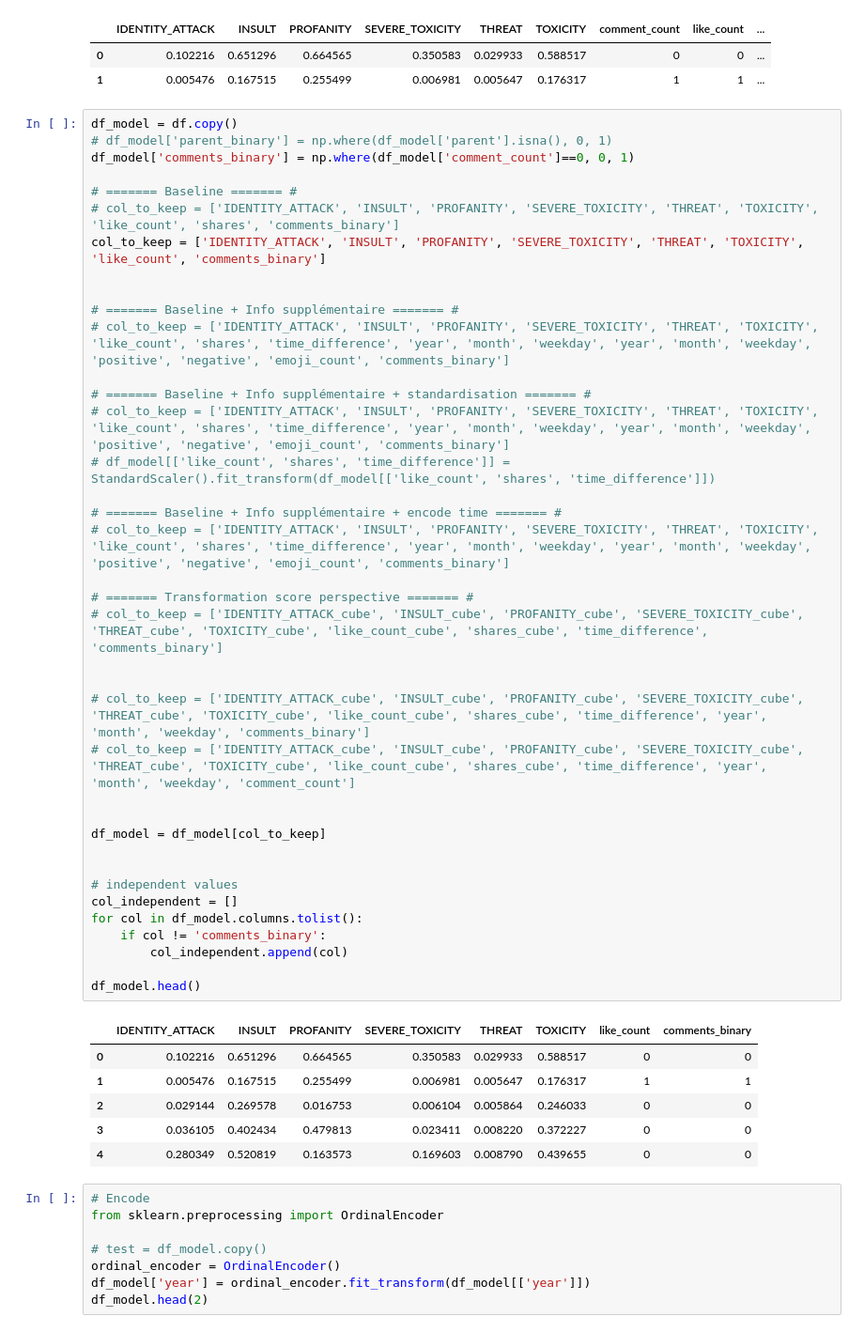
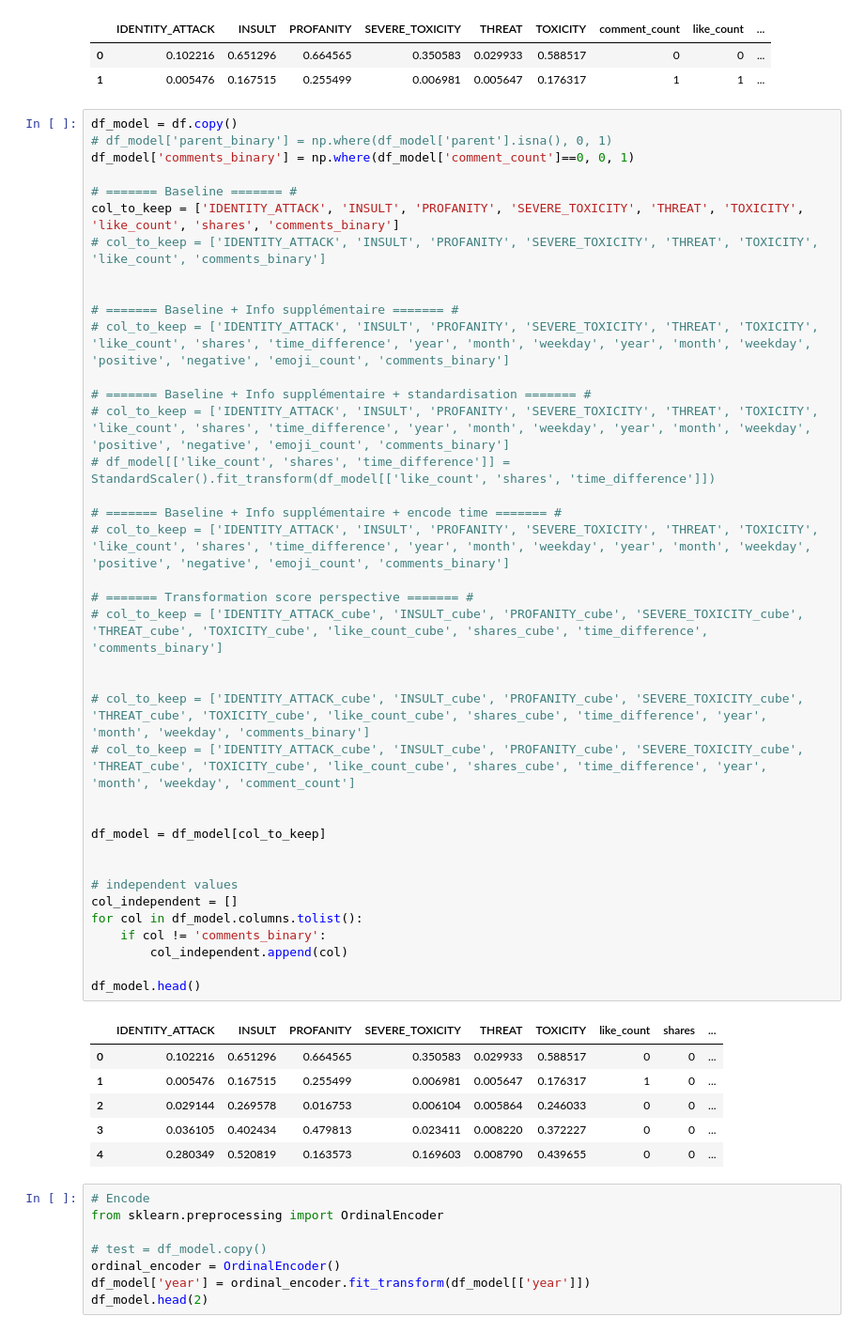
Before and after one commit to caseguin/GLO-7027, a Jupyter notebook: charles_workspace/charles_model.ipynb, the cells around one changed output. Shown at 94% size. Saved outputs shown, nothing was run; the diff lists cells and outputs as text.

```diff
--- a/charles_workspace/charles_model.ipynb
+++ b/charles_workspace/charles_model.ipynb
@@ -40,45 +40,45 @@ df_model = df.copy()
 df_model['comments_binary'] = np.where(df_model['comment_count']==0, 0, 1)
 
 # ======= Baseline ======= #
-# col_to_keep = ['IDENTITY_ATTACK', 'INSULT', 'PROFANITY', 'SEVERE_TOXICITY', 'THREAT', 'TOXICITY', 'like_count', 'shares', 'comments_binary']
-col_to_keep = ['IDENTITY_ATTACK', 'INSULT', 'PROFANITY', 'SEVERE_TOXICITY', 'THREAT', 'TOXICITY', 'like_count', 'comments_binary']
+col_to_keep = ['IDENTITY_ATTACK', 'INSULT', 'PROFANITY', 'SEVERE_TOXICITY', 'THREAT', 'TOXICITY', 'like_count', 'shares', 'comments_binary']
+# col_to_keep = ['IDENTITY_ATTACK', 'INSULT', 'PROFANITY', 'SEVERE_TOXICITY', 'THREAT', 'TOXICITY', 'like_count', 'comments_binary']
 
 
 # ======= Baseline + Info supplémentaire ======= #
 # col_to_keep = ['IDENTITY_ATTACK', 'INSULT', 'PROFANITY', 'SEVERE_TOXICITY', 'THREAT', 'TOXICITY', 'like_count', 'shares', 'time_difference', 'year', 'month', 'weekday', 'year', 'month', 'weekday', 'positive', 'negative', 'emoji_count', 'comments_binary']
 
 # ======= Baseline + Info supplémentaire + standardisation ======= #
 # col_to_keep = ['IDENTITY_ATTACK', 'INSULT', 'PROFANITY', 'SEVERE_TOXICITY', 'THREAT', 'TOXICITY', 'like_count', 'shares', 'time_difference', 'year', 'month', 'weekday', 'year', 'month', 'weekday', 'positive', 'negative', 'emoji_count', 'comments_binary']
 # df_model[['like_count', 'shares', 'time_difference']] = StandardScaler().fit_transform(df_model[['like_count', 'shares', 'time_difference']])
 
 # ======= Baseline + Info supplémentaire + encode time ======= #
 # col_to_keep = ['IDENTITY_ATTACK', 'INSULT', 'PROFANITY', 'SEVERE_TOXICITY', 'THREAT', 'TOXICITY', 'like_count', 'shares', 'time_difference', 'year', 'month', 'weekday', 'year', 'month', 'weekday', 'positive', 'negative', 'emoji_count', 'comments_binary']
 
 # ======= Transformation score perspective ======= #
 # col_to_keep = ['IDENTITY_ATTACK_cube', 'INSULT_cube', 'PROFANITY_cube', 'SEVERE_TOXICITY_cube', 'THREAT_cube', 'TOXICITY_cube', 'like_count_cube', 'shares_cube', 'time_difference', 'comments_binary']
 
 
 # col_to_keep = ['IDENTITY_ATTACK_cube', 'INSULT_cube', 'PROFANITY_cube', 'SEVERE_TOXICITY_cube', 'THREAT_cube', 'TOXICITY_cube', 'like_count_cube', 'shares_cube', 'time_difference', 'year', 'month', 'weekday', 'comments_binary']
 # col_to_keep = ['IDENTITY_ATTACK_cube', 'INSULT_cube', 'PROFANITY_cube', 'SEVERE_TOXICITY_cube', 'THREAT_cube', 'TOXICITY_cube', 'like_count_cube', 'shares_cube', 'time_difference', 'year', 'month', 'weekday', 'comment_count']
 
 
 df_model = df_model[col_to_keep]
 
 
 # independent values
 col_independent = []
 for col in df_model.columns.tolist():
     if col != 'comments_binary':
         col_independent.append(col)
 
 df_model.head()
 # %% [output]
-|  | IDENTITY_ATTACK | INSULT | PROFANITY | SEVERE_TOXICITY | THREAT | TOXICITY | like_count | comments_binary |
-| 0 | 0.102216 | 0.651296 | 0.664565 | 0.350583 | 0.029933 | 0.588517 | 0 | 0 |
-| 1 | 0.005476 | 0.167515 | 0.255499 | 0.006981 | 0.005647 | 0.176317 | 1 | 1 |
-| 2 | 0.029144 | 0.269578 | 0.016753 | 0.006104 | 0.005864 | 0.246033 | 0 | 0 |
-| 3 | 0.036105 | 0.402434 | 0.479813 | 0.023411 | 0.008220 | 0.372227 | 0 | 0 |
-| 4 | 0.280349 | 0.520819 | 0.163573 | 0.169603 | 0.008790 | 0.439655 | 0 | 0 |
+|  | IDENTITY_ATTACK | INSULT | PROFANITY | SEVERE_TOXICITY | THREAT | TOXICITY | like_count | shares | ... |
+| 0 | 0.102216 | 0.651296 | 0.664565 | 0.350583 | 0.029933 | 0.588517 | 0 | 0 | ... |
+| 1 | 0.005476 | 0.167515 | 0.255499 | 0.006981 | 0.005647 | 0.176317 | 1 | 0 | ... |
+| 2 | 0.029144 | 0.269578 | 0.016753 | 0.006104 | 0.005864 | 0.246033 | 0 | 0 | ... |
+| 3 | 0.036105 | 0.402434 | 0.479813 | 0.023411 | 0.008220 | 0.372227 | 0 | 0 | ... |
+| 4 | 0.280349 | 0.520819 | 0.163573 | 0.169603 | 0.008790 | 0.439655 | 0 | 0 | ... |
 # %%
 # Encode
 from sklearn.preprocessing import OrdinalEncoder
```
Also changed, not shown: parts of 6 cells of this notebook, 1 other file.
